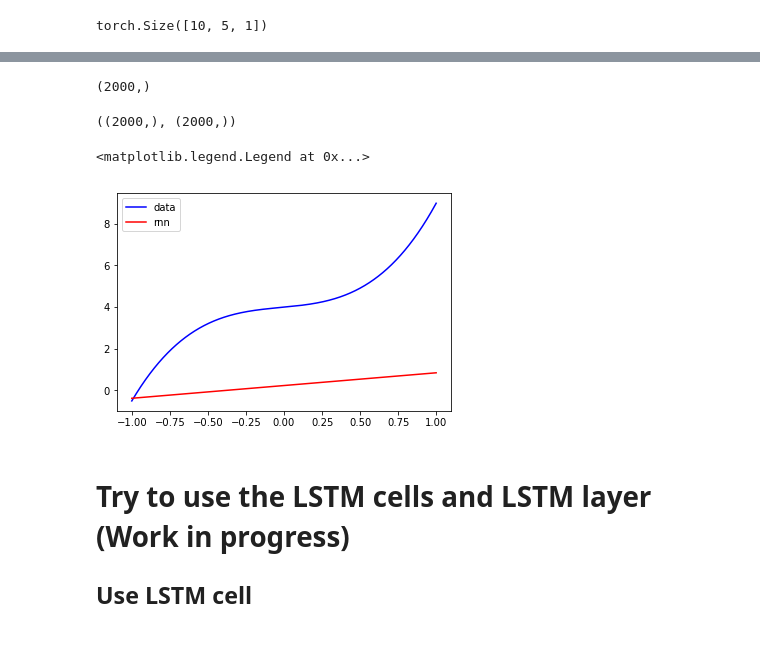
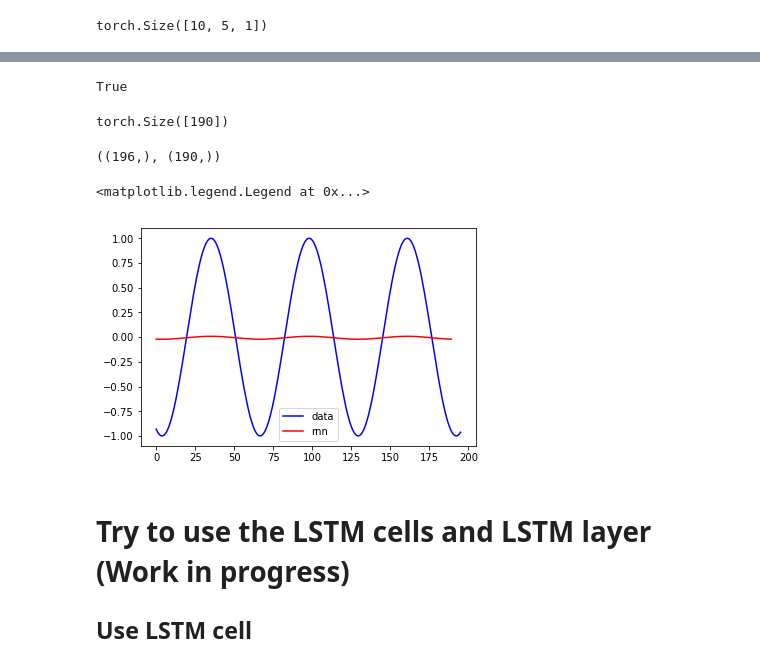
Before and after one commit to napsternxg/pytorch-practice, a Jupyter notebook: PyTorch RNN.ipynb, the cells around one changed output, grey strips where cells are left out. Drawn from its saved outputs; the diff is of its cells as text; code cells hidden in the pictures.

```diff
--- a/PyTorch RNN.ipynb
+++ b/PyTorch RNN.ipynb
@@ -89,7 +141,7 @@ loss.backward()
 # %% [markdown]
 ### Run on own data
 # %%
-rnn = RNN(1,3,1)
+rnn = RNN(1,3,1).cuda()
 # %%
 criterion = nn.MSELoss()
 #optimizer = torch.optim.SGD(rnn.parameters(), lr=0.001, momentum=0.9)
@@ -101,4 +159,4 @@ X[:, np.newaxis, np.newaxis].shape
 # %%
-batch = get_variable_from_np(X[:, np.newaxis, np.newaxis])
+batch = get_variable_from_np(X[:, np.newaxis, np.newaxis]).cuda()
 hiddens, outputs = rnn.get_output(batch)
 # %%
@@ -123,15 +177,26 @@ torch.cat([get_variable_from_np(y[i:i+10, np.newaxis, np.newaxis]) for i in rang
 # %% [output]
 torch.Size([10, 5, 1])
+# %%
+rnn = RNN(1,3,1)
+if torch.cuda.is_available():
+    rnn = rnn.cuda()
+criterion = nn.MSELoss()
+optimizer = torch.optim.SGD(rnn.parameters(), lr=0.001, momentum=0.9)
+#optimizer = torch.optim.Adadelta(rnn.parameters())
 # %%
 batch_size = 1
 TIMESTEPS = X.shape[0]
-epochs = 500
-print_every = 50
-inputs, targets = get_training_data(X, y, max_steps=1)
+epochs = 10000
+print_every = 1000
+inputs, targets = get_training_data(X, batch_size=100)
+if torch.cuda.is_available() and rnn.is_cuda:
+    inputs = inputs.cuda()
+    targets = targets.cuda()
+print(inputs.size(), targets.size())
 losses = []
 
-optimizer.zero_grad()
 for i in range(epochs):
+    optimizer.zero_grad()
     hiddens, outputs = rnn.get_output(inputs)
     loss = criterion(outputs, targets)
     loss.backward()
@@ -153,18 +217,22 @@ Loss at epoch [499]: 17.247
+# %%
+torch.cuda.is_available()
+# %% [output]
+True
+# %%
+outputs[:, 0].size()
+# %% [output]
+torch.Size([190])
 # %%
-outputs.data.numpy().flatten().shape
+X.shape, outputs[:, 0].data.numpy().flatten().shape
 # %% [output]
-(2000,)
+((196,), (190,))
-# %%
-X.shape, outputs.data.numpy().flatten().shape
-# %% [output]
-((2000,), (2000,))
 # %%
-plt.plot(X,y, '-b', label='data')
-plt.plot(X, outputs.data.numpy().flatten(), '-r', label='rnn')
+plt.plot(X, '-b', label='data')
+plt.plot(outputs[:, 0].data.numpy().flatten(), '-r', label='rnn') # add some offset to view each curve
 plt.legend()
 # %% [output]
 <matplotlib.legend.Legend at 0x...>
-[figure, old version]
+[figure, new version]
 # %% [markdown]
 # Try to use the LSTM cells and LSTM layer (Work in progress)
 
```
Also changed, not shown: parts of 33 cells of this notebook, 1 other file.
